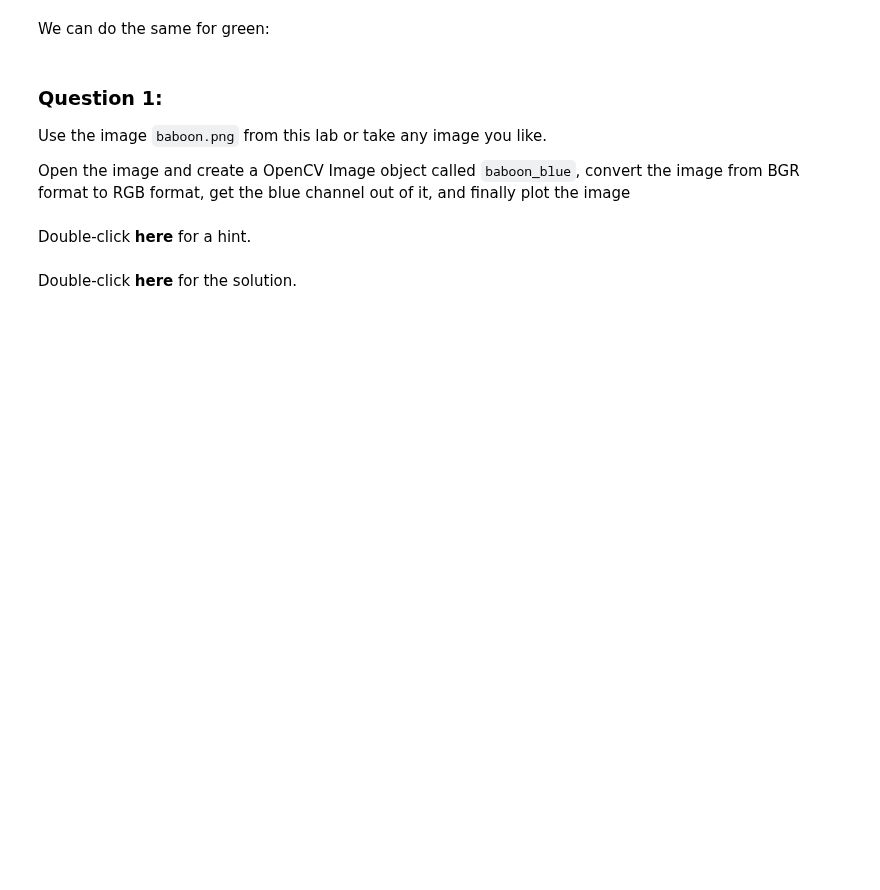
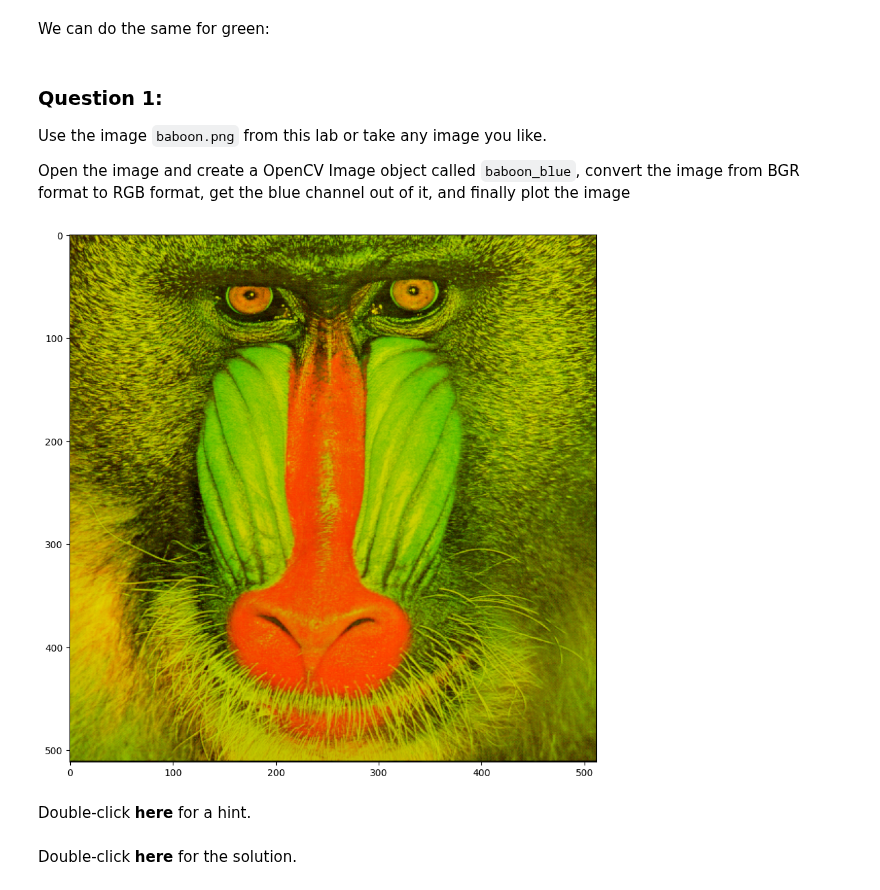
Before and after one commit to MyNameIsJeff2005/ThiGiacMayTinh, a Jupyter notebook: Lab 1/2.1.2_Images_with_python_library_CV.ipynb, the cells around one changed output. Cells and saved outputs as stored; diff of their text form; code cells hidden in the pictures; blank space fills up the shorter version.

```diff
--- a/Lab 1/2.1.2_Images_with_python_library_CV.ipynb
+++ b/Lab 1/2.1.2_Images_with_python_library_CV.ipynb
@@ -284,6 +295,16 @@ Use the image `baboon.png` from this lab or take any image you like.
 Open the image and create a OpenCV Image object called `baboon_blue`, convert the image from BGR format to RGB format, get the blue channel out of it, and finally plot the image
 # %%
 # write your script here
+import cv2
+import matplotlib.pyplot as plt
+baboon_blue=cv2.imread('baboon.png')
+baboon_blue=cv2.cvtColor(baboon_blue, cv2.COLOR_BGR2RGB)
+baboon_blue[:,:,2] = 0
+plt.figure(figsize=(10,10))
+plt.imshow(baboon_blue)
+plt.show()
+# %% [output]
+[figure, added]
 # %% [markdown]
 Double-click **here** for a hint.
 
```
Also changed, not shown: parts of 2 cells of this notebook.
